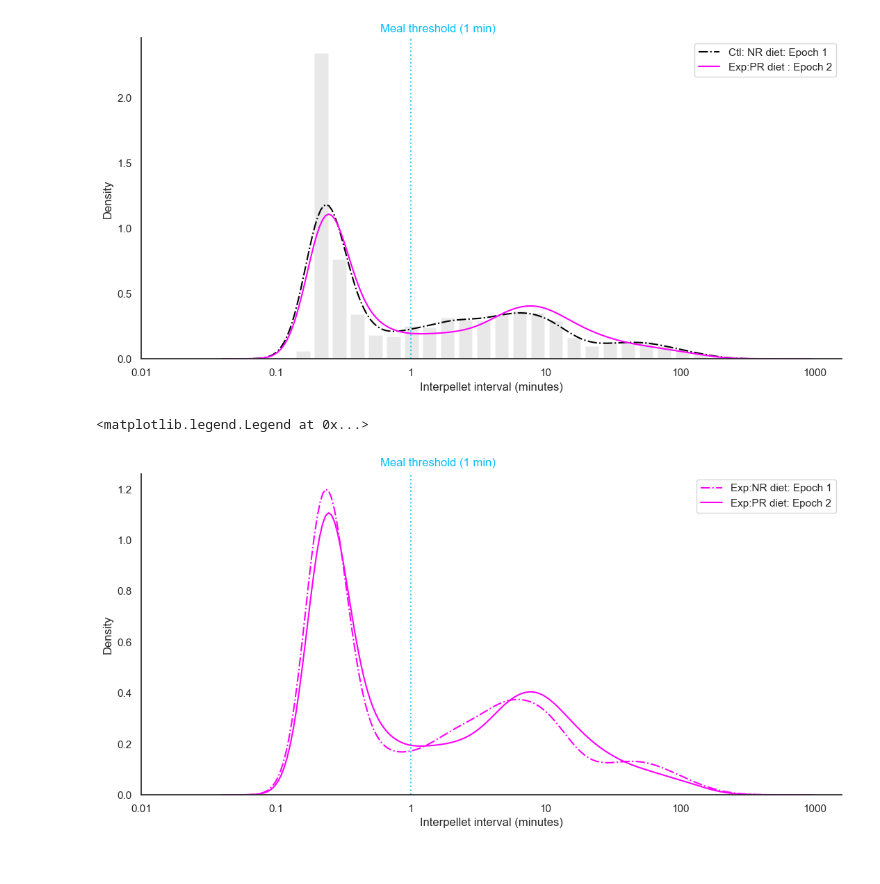
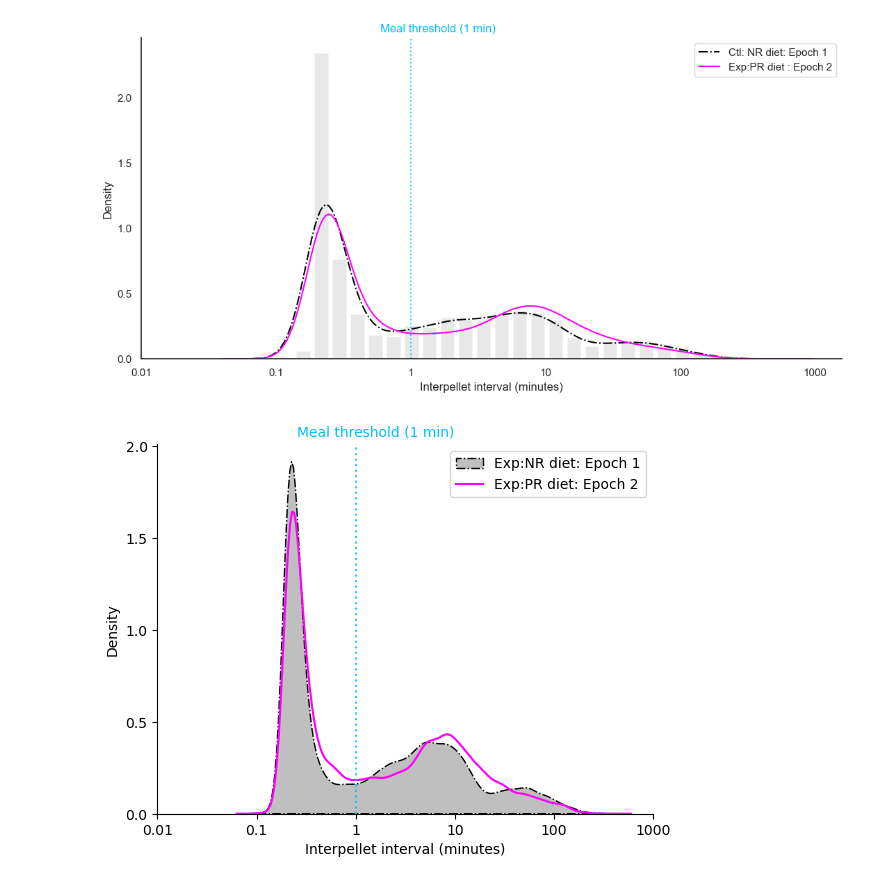
Before and after one commit to Htbibalan/FEDPROTEINPRO, a Jupyter notebook: notebooks/POSTER_EBBS_2023_V2_BOXPLOT(Ongoing)).ipynb, the cells around one changed output. Saved outputs shown, nothing was run; the diff lists cells and outputs as text; code cells hidden in the pictures.

```diff
--- a/notebooks/POSTER_EBBS_2023_V2_BOXPLOT(Ongoing)).ipynb
+++ b/notebooks/POSTER_EBBS_2023_V2_BOXPLOT(Ongoing)).ipynb
@@ -888,40 +761,41 @@ ipis_ALL= pd.concat([PR_IPIS, NR_IPIS] )
 
 
 #converge PR and NR KDE
 trans_ipisPR = [ipi for ipi in np.log10(PR_IPIS/60) if np.isfinite(ipi)]
 trans_ipisNR = [ipi for ipi in np.log10(NR_IPIS/60) if np.isfinite(ipi)]
 # trans_ipisALL = [ipi for ipi in np.log10(all_ipis/60) if np.isfinite(ipi)]
 f, ax = plt.subplots()
 
 
-data = sns.distplot(trans_ipisNR, color = exp_color, hist = False,
+data = sns.distplot(trans_ipisNR, color = ctl_color, hist = False,
                     hist_kws={"rwidth":0.75,
-                              'color':exp_color, "alpha":0.09},
-                    kde_kws={'linestyle':'-.', "shade":False}, label ="Exp:NR diet: Epoch 1")
+                              'color':ctl_color, "alpha":0.09},
+                    kde_kws={'linestyle':'-.', "shade":True,"bw_adjust":0.5}, label ="Exp:NR diet: Epoch 1")
 ax.set_xlabel("Interpellet interval (minutes)")
 ax.set_xticks([-2, -1, 0, 1, 2, 3], labels=["0.01", "0.1", "1", "10", "100", "1000"])
 
-
-data = sns.distplot(trans_ipisPR, color= exp_color, hist = False, kde=True, label = "Exp:PR diet: Epoch 2" )
+data = sns.distplot(trans_ipisPR, color= exp_color, hist = False, kde=True, label = "Exp:PR diet: Epoch 2" ,
+                   kde_kws={"bw_adjust":0.5})
 ax.set_xlabel("Interpellet interval (minutes)")
 ax.set_xticks([-2, -1, 0, 1, 2, 3], labels=["0.01", "0.1", "1", "10", "100", "1000"])
-
+ax.set_yticks([0,0.5,1,1.5,2])
 
 
 # data = sns.distplot(trans_ipisALL, color = "grey", hist = False , kde = True)
 # ax.set_xlabel("Interpellet interval (minutes)")
 # ax.set_xticks([-2, -1, 0, 1, 2, 3], labels=["0.01", "0.1", "1", "10", "100", "1000"])
 
 
 ax.axvline(0, linestyle=":", color="deepskyblue", alpha=0.8)
-ax.text(0.2,1.29, "Meal threshold (1 min)", ha="center", color="deepskyblue")
+ax.text(0.2,2.05, "Meal threshold (1 min)", ha="center", color="deepskyblue")
 
 ax.spines["top"].set_visible(False)
 ax.spines["right"].set_visible(False)
 ax.legend()
 
+#sns.set(rc={'figure.figsize':(3,6.5)})
 
-#f.savefig(fig_folder + "KDE_V2.png")
+
+f.savefig(fig_folder + "KDE_Hist_E1EXP_VS_E2EXP.pdf")
 # %% [output]
-<matplotlib.legend.Legend at 0x...>
-[figure, old version]
+[figure, new version]
```
Also changed, not shown: parts of 9 cells of this notebook.
